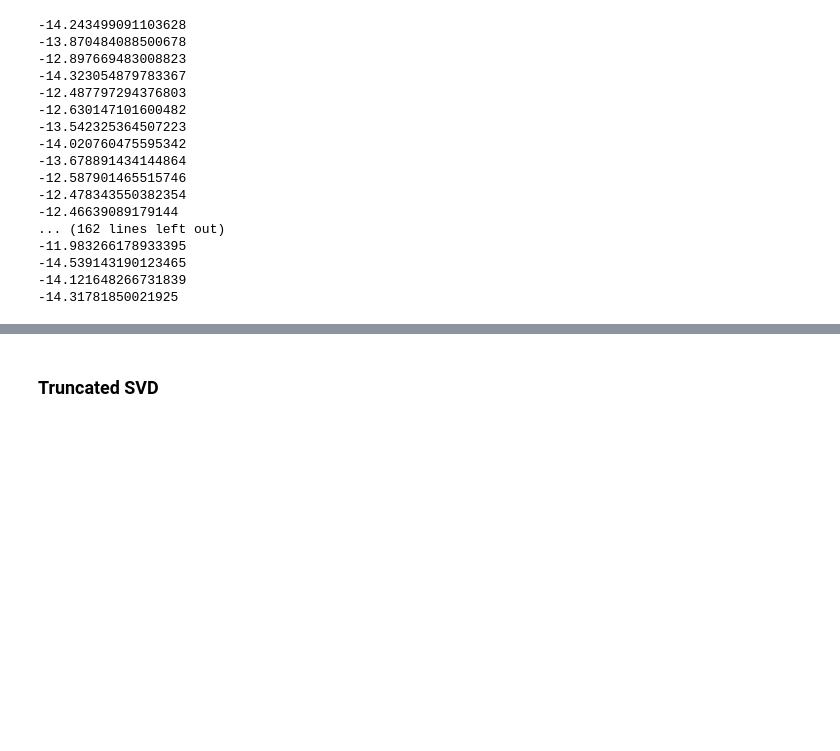
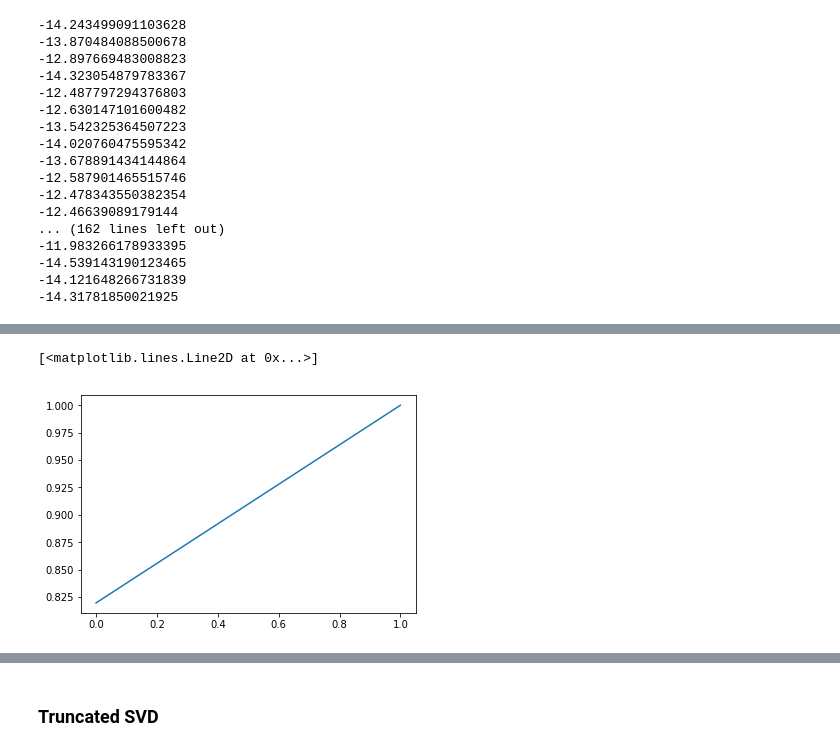
Before and after one commit to Chialijuan/JupyterNotes, a Jupyter notebook: DimentionalityReduction.ipynb, the cells around one changed output, grey strips where cells are left out. Cells and saved outputs as stored; diff of their text form; code cells hidden in the pictures; blank space fills up the shorter version.

```diff
--- a/DimentionalityReduction.ipynb
+++ b/DimentionalityReduction.ipynb
@@ -401,0 +444,9 @@ TypeError: slice indices must be integers or None or have an __index__ method
+# %%
+# Plotting data with PCA
+pca_moon = PCA()
+x_pca_moon = pca_moon.fit_transform(x)
+# %%
+plt.plot(np.cumsum(pca_moon.explained_variance_ratio_))
+# %% [output]
+[<matplotlib.lines.Line2D at 0x...>]
+[figure, added]
```
Also changed, not shown: parts of 19 cells of this notebook.
